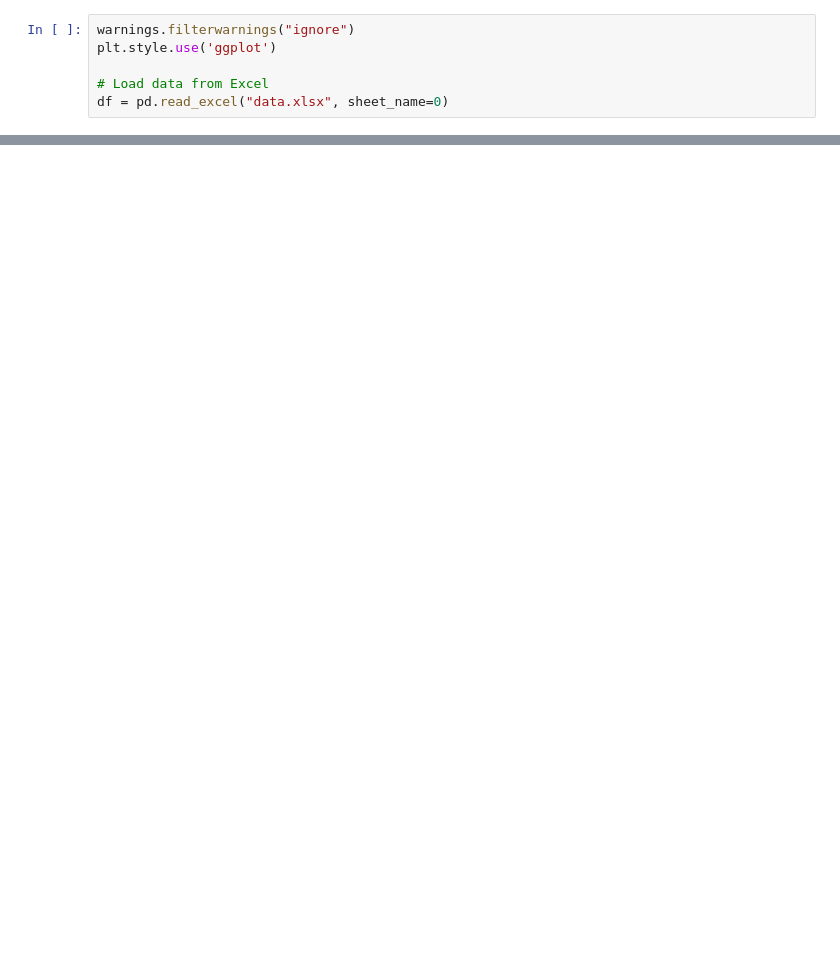
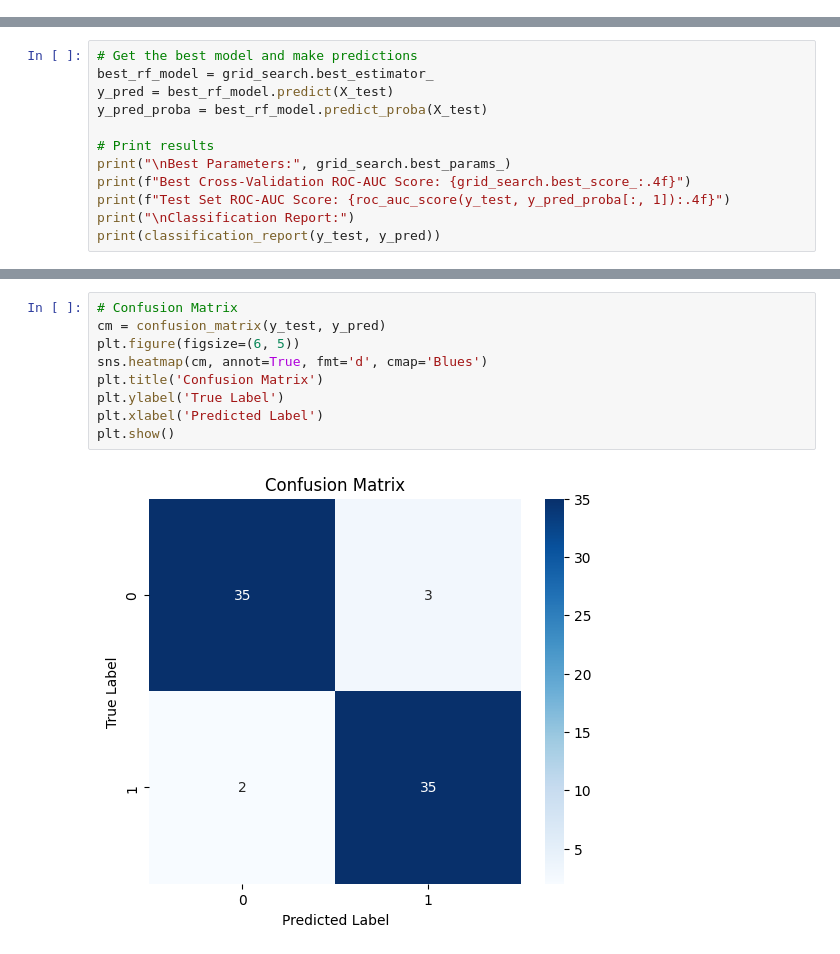
Before and after one commit to chatlynz/FINC612-Assignment-Final, a Jupyter notebook: part3.ipynb, the cells around one changed output, grey strips where cells are left out. Drawn from its saved outputs; the diff is of its cells as text; blank space fills up the shorter version.

```diff
--- a/part3.ipynb
+++ b/part3.ipynb
@@ -37,6 +37,0 @@ from alibi.explainers import ALE
-# %%
-warnings.filterwarnings("ignore")
-plt.style.use('ggplot')
-
-# Load data from Excel
-df = pd.read_excel("data.xlsx", sheet_name=0)
@@ -47,0 +112,12 @@ print("✅ Data loaded successfully!")
+# %%
+# Get the best model and make predictions
+best_rf_model = grid_search.best_estimator_
+y_pred = best_rf_model.predict(X_test)
+y_pred_proba = best_rf_model.predict_proba(X_test)
+
+# Print results
+print("\nBest Parameters:", grid_search.best_params_)
+print(f"Best Cross-Validation ROC-AUC Score: {grid_search.best_score_:.4f}")
+print(f"Test Set ROC-AUC Score: {roc_auc_score(y_test, y_pred_proba[:, 1]):.4f}")
+print("\nClassification Report:")
+print(classification_report(y_test, y_pred))
@@ -47,0 +138,11 @@ print("✅ Data loaded successfully!")
+# %%
+# Confusion Matrix
+cm = confusion_matrix(y_test, y_pred)
+plt.figure(figsize=(6, 5))
+sns.heatmap(cm, annot=True, fmt='d', cmap='Blues')
+plt.title('Confusion Matrix')
+plt.ylabel('True Label')
+plt.xlabel('Predicted Label')
+plt.show()
+# %% [output]
+[figure, added]
```
Also changed, not shown: parts of 17 cells of this notebook.
